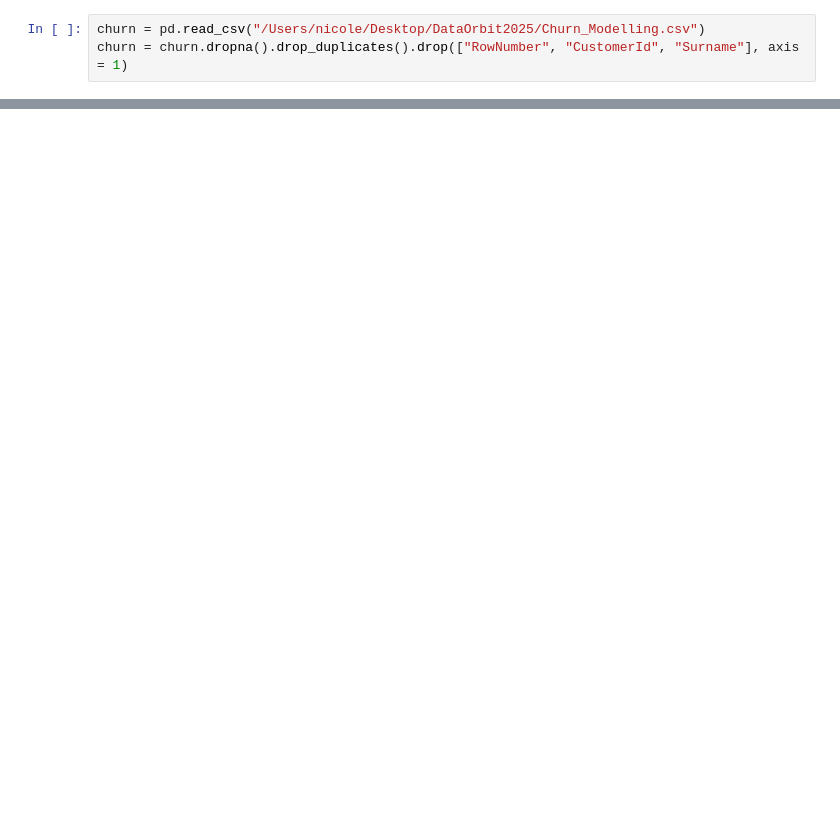
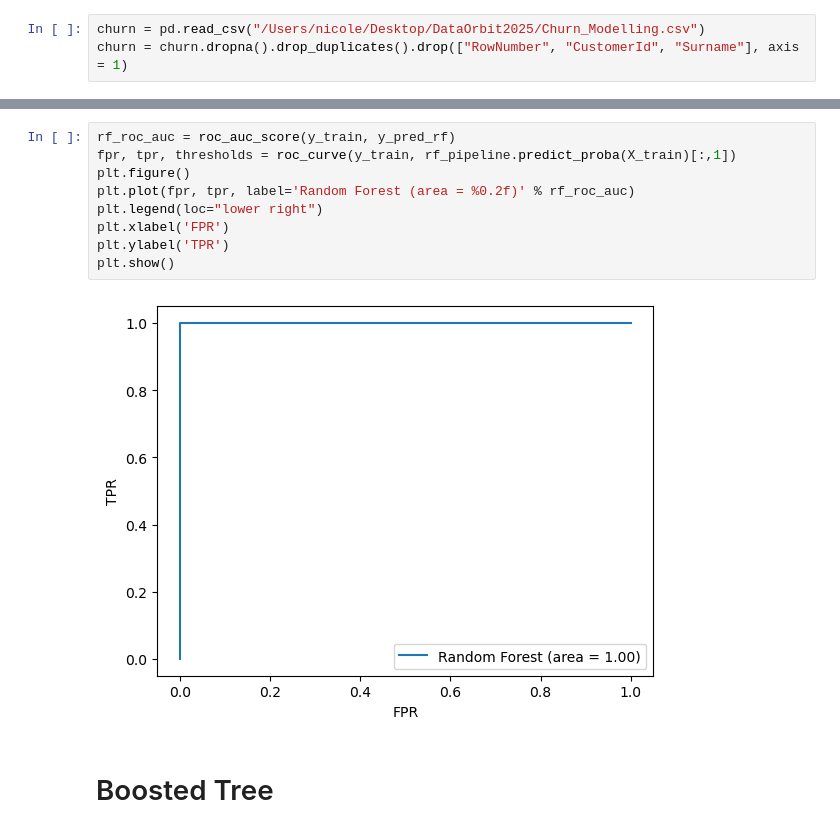
Before and after one commit to mpabbathi/churn-orbit, a Jupyter notebook: Modeling.ipynb, the cells around one changed output, grey strips where cells are left out. Saved outputs shown, nothing was run; the diff lists cells and outputs as text; blank space fills up the shorter version.

```diff
--- a/Modeling.ipynb
+++ b/Modeling.ipynb
@@ -140,0 +149,13 @@ ValueError: Invalid parameter 'classifiermax_depth' for estimator Pipeline(steps
+# %%
+rf_roc_auc = roc_auc_score(y_train, y_pred_rf)
+fpr, tpr, thresholds = roc_curve(y_train, rf_pipeline.predict_proba(X_train)[:,1])
+plt.figure()
+plt.plot(fpr, tpr, label='Random Forest (area = %0.2f)' % rf_roc_auc)
+plt.legend(loc="lower right")
+plt.xlabel('FPR')
+plt.ylabel('TPR')
+plt.show()
+# %% [output]
+[figure, added]
+# %% [markdown]
+# Boosted Tree
```
Also changed, not shown: parts of 6 cells of this notebook.
